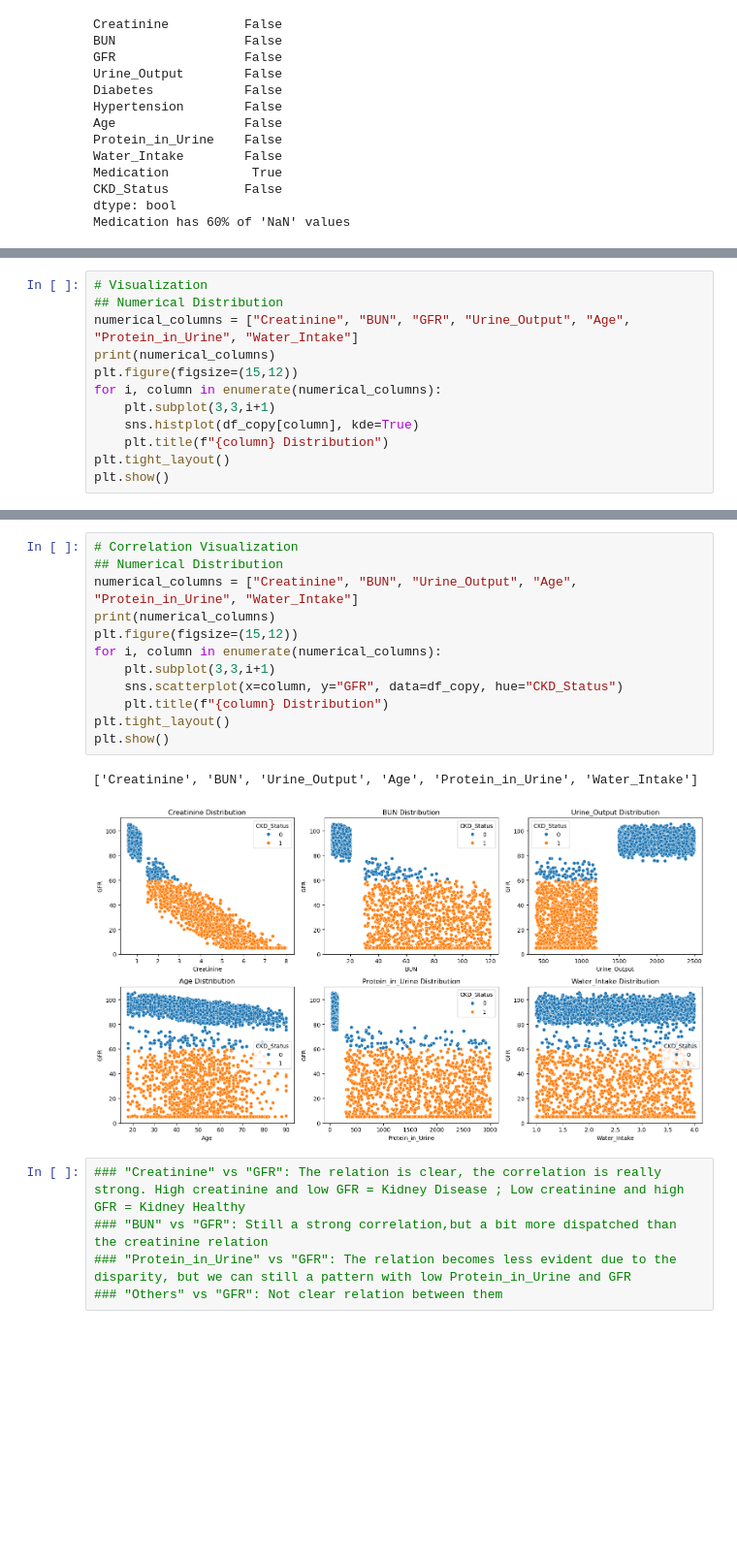
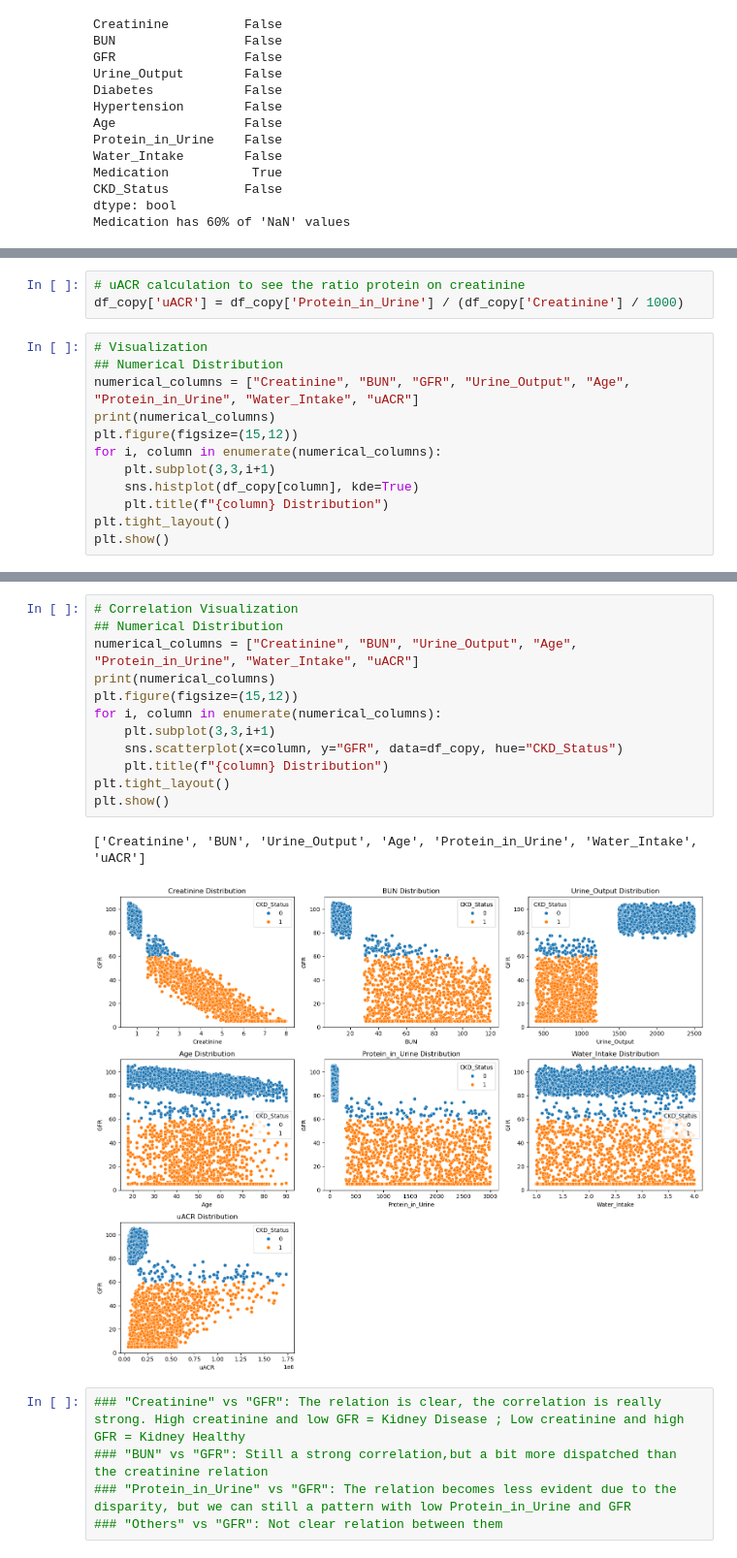
Before and after one commit to paezxavi/kidney_function_health_jedha, a Jupyter notebook: kidney_function_health_multi_regression_algo.ipynb, the cells around one changed output, grey strips where cells are left out. Shown at 97% size. Drawn from its saved outputs; the diff is of its cells as text; blank space fills up the shorter version.

```diff
--- a/kidney_function_health_multi_regression_algo.ipynb
+++ b/kidney_function_health_multi_regression_algo.ipynb
@@ -151,10 +151,13 @@ df_copy.head()
 | 2 | 0.647645 | 7.466540 | 89.451831 | 1774.553846 | 1 | 1 | 55 | 123.336925 | ... |
 | 3 | 0.795508 | 12.516821 | 99.872180 | 2360.602980 | 0 | 0 | 32 | 116.098870 | ... |
 | 4 | 0.869010 | 19.855960 | 86.110182 | 1987.750901 | 0 | 1 | 66 | 55.668760 | ... |
+# %%
+# uACR calculation to see the ratio protein on creatinine
+df_copy['uACR'] = df_copy['Protein_in_Urine'] / (df_copy['Creatinine'] / 1000)
 # %%
 # Visualization
 ## Numerical Distribution
-numerical_columns = ["Creatinine", "BUN", "GFR", "Urine_Output", "Age", "Protein_in_Urine", "Water_Intake"]
+numerical_columns = ["Creatinine", "BUN", "GFR", "Urine_Output", "Age", "Protein_in_Urine", "Water_Intake", "uACR"]
 print(numerical_columns)
 plt.figure(figsize=(15,12))
 for i, column in enumerate(numerical_columns):
@@ -173,18 +176,18 @@ plt.show()
 # %%
 # Correlation Visualization
 ## Numerical Distribution
-numerical_columns = ["Creatinine", "BUN", "Urine_Output", "Age", "Protein_in_Urine", "Water_Intake"]
+numerical_columns = ["Creatinine", "BUN", "Urine_Output", "Age", "Protein_in_Urine", "Water_Intake", "uACR"]
 print(numerical_columns)
 plt.figure(figsize=(15,12))
 for i, column in enumerate(numerical_columns):
     plt.subplot(3,3,i+1)
     sns.scatterplot(x=column, y="GFR", data=df_copy, hue="CKD_Status")
     plt.title(f"{column} Distribution")
 plt.tight_layout()
 plt.show()
 # %% [output]
-['Creatinine', 'BUN', 'Urine_Output', 'Age', 'Protein_in_Urine', 'Water_Intake']
+['Creatinine', 'BUN', 'Urine_Output', 'Age', 'Protein_in_Urine', 'Water_Intake', 'uACR']
-[figure, old version]
+[figure, new version]
 # %%
 ### "Creatinine" vs "GFR": The relation is clear, the correlation is really strong. High creatinine and low GFR = Kidney Disease ; Low creatinine and high GFR = Kidney Healthy
 ### "BUN" vs "GFR": Still a strong correlation,but a bit more dispatched than the creatinine relation
```
Also changed, not shown: parts of 9 cells of this notebook, 2 other files.
